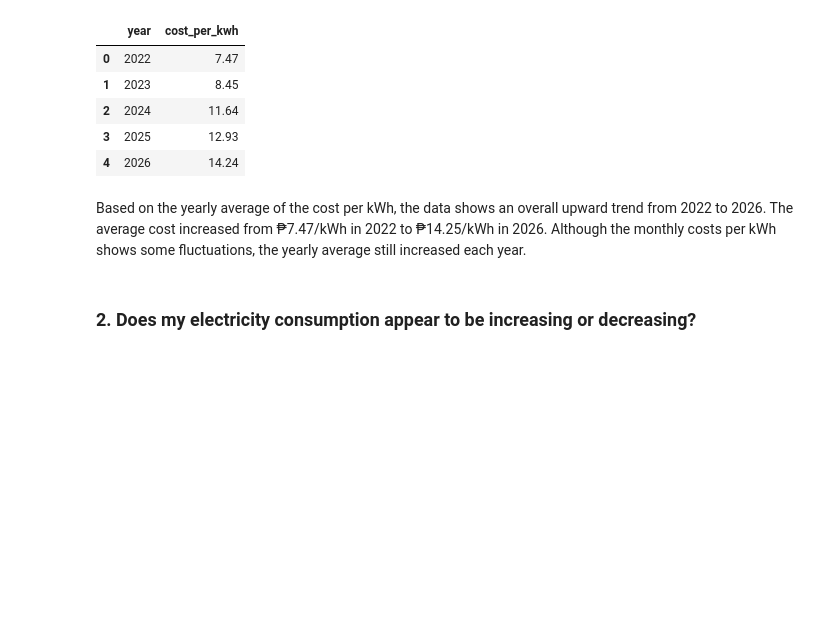
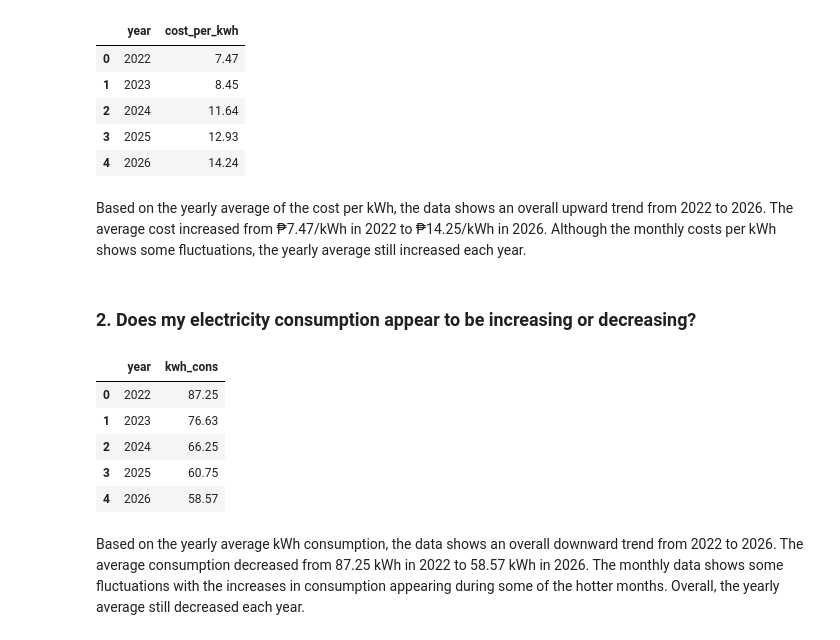
Before and after one commit to adrielmolina/portfolio, a Jupyter notebook: meralco_bills_analysis.ipynb, the cells around one changed output. Saved outputs shown, nothing was run; the diff lists cells and outputs as text; code cells hidden in the pictures; blank space fills up the shorter version.

```diff
--- a/meralco_bills_analysis.ipynb
+++ b/meralco_bills_analysis.ipynb
@@ -115,0 +111,13 @@ figure3 = px.line(
+# %%
+yearly_avg_kwh = bill.groupby('year')['kwh_cons'].mean().reset_index()
+# Truncate the yearly average kWh consumption
+yearly_avg_kwh['kwh_cons'] = yearly_avg_kwh['kwh_cons'].map(lambda x: np.trunc(x * 100) / 100)
+
+display(yearly_avg_kwh)
+# %% [output]
+|  | year | kwh_cons |
+| 0 | 2022 | 87.25 |
+| 1 | 2023 | 76.63 |
+| 2 | 2024 | 66.25 |
+| 3 | 2025 | 60.75 |
+| 4 | 2026 | 58.57 |
@@ -115,0 +142,2 @@ figure3 = px.line(
+# %% [markdown]
+Based on the yearly average kWh consumption, the data shows an overall downward trend from 2022 to 2026. The average consumption decreased from 87.25 kWh in 2022 to 58.57 kWh in 2026. The monthly data shows some fluctuations with the increases in consumption appearing during some of the hotter months. Overall, the yearly average still decreased each year.
```
Also changed, not shown: parts of 5 cells of this notebook, 5 other files.
